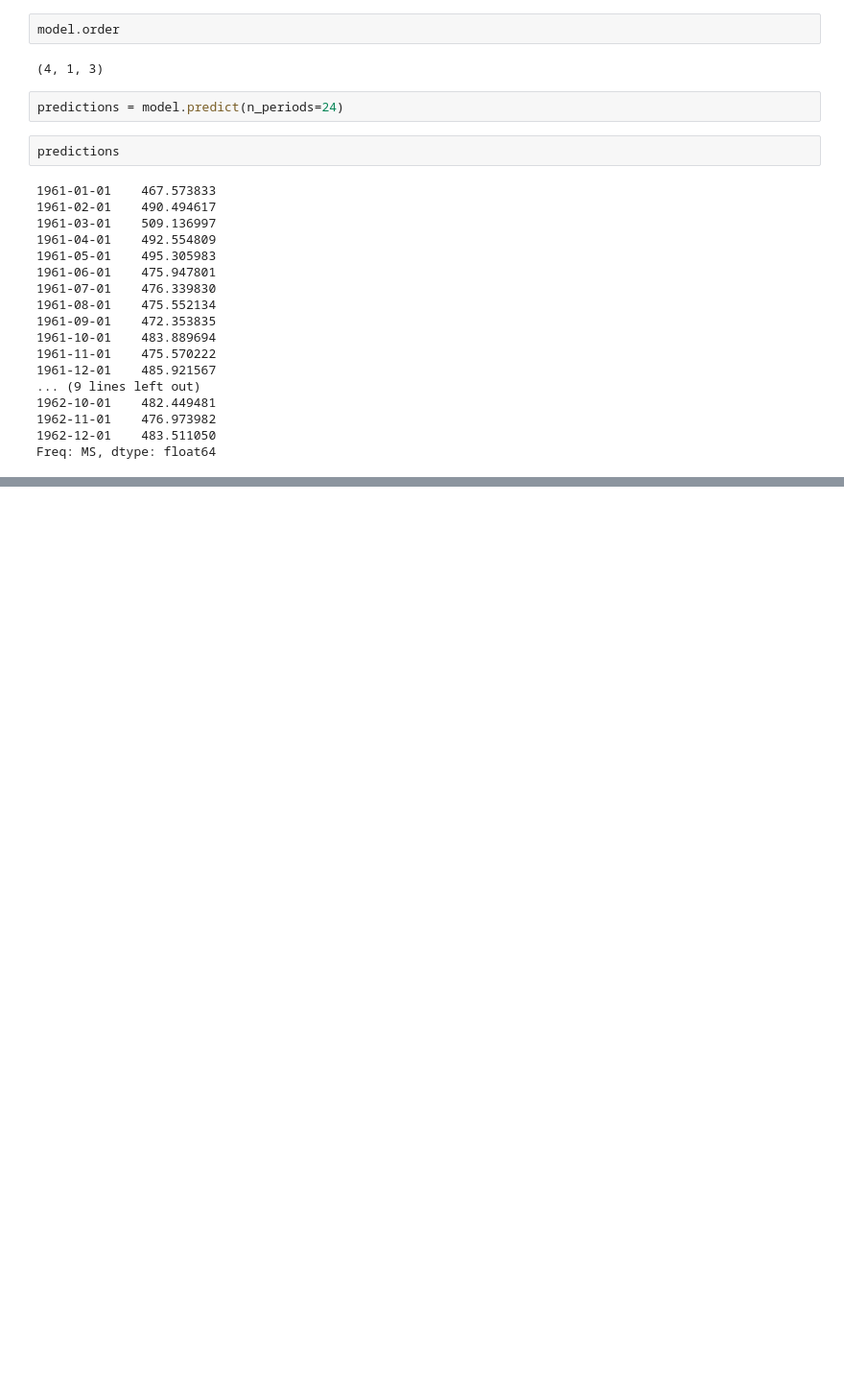
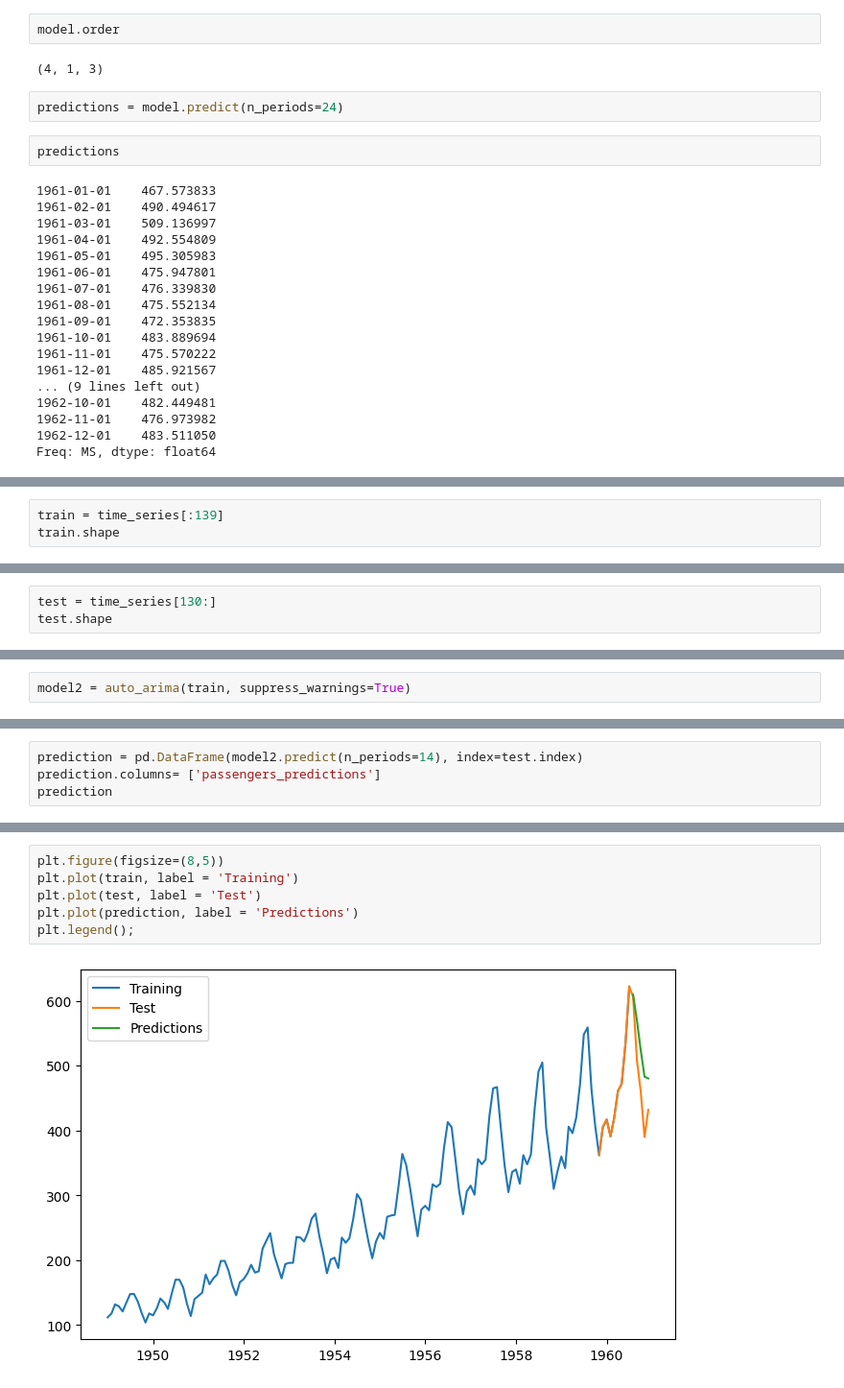
Before and after one commit to Diegoeverton/Estudo-Machine-Learning, a Jupyter notebook: series_temporais.ipynb, the cells around one changed output, grey strips where cells are left out. Shown at 96% size. Drawn from its saved outputs; the diff is of its cells as text; blank space fills up the shorter version.

Commit message:
final series temporais

```diff
--- a/series_temporais.ipynb
+++ b/series_temporais.ipynb
@@ -160,0 +175,3 @@ Freq: MS, dtype: float64
+# %%
+train = time_series[:139]
+train.shape
@@ -160,0 +184,3 @@ Freq: MS, dtype: float64
+# %%
+test = time_series[130:]
+test.shape
@@ -160,0 +193,2 @@ Freq: MS, dtype: float64
+# %%
+model2 = auto_arima(train, suppress_warnings=True)
@@ -160,0 +203,4 @@ Freq: MS, dtype: float64
+# %%
+prediction = pd.DataFrame(model2.predict(n_periods=14), index=test.index)
+prediction.columns= ['passengers_predictions']
+prediction
@@ -160,0 +243,8 @@ Freq: MS, dtype: float64
+# %%
+plt.figure(figsize=(8,5))
+plt.plot(train, label = 'Training')
+plt.plot(test, label = 'Test')
+plt.plot(prediction, label = 'Predictions')
+plt.legend();
+# %% [output]
+[figure, added]
```
Also changed, not shown: parts of 10 cells of this notebook.
